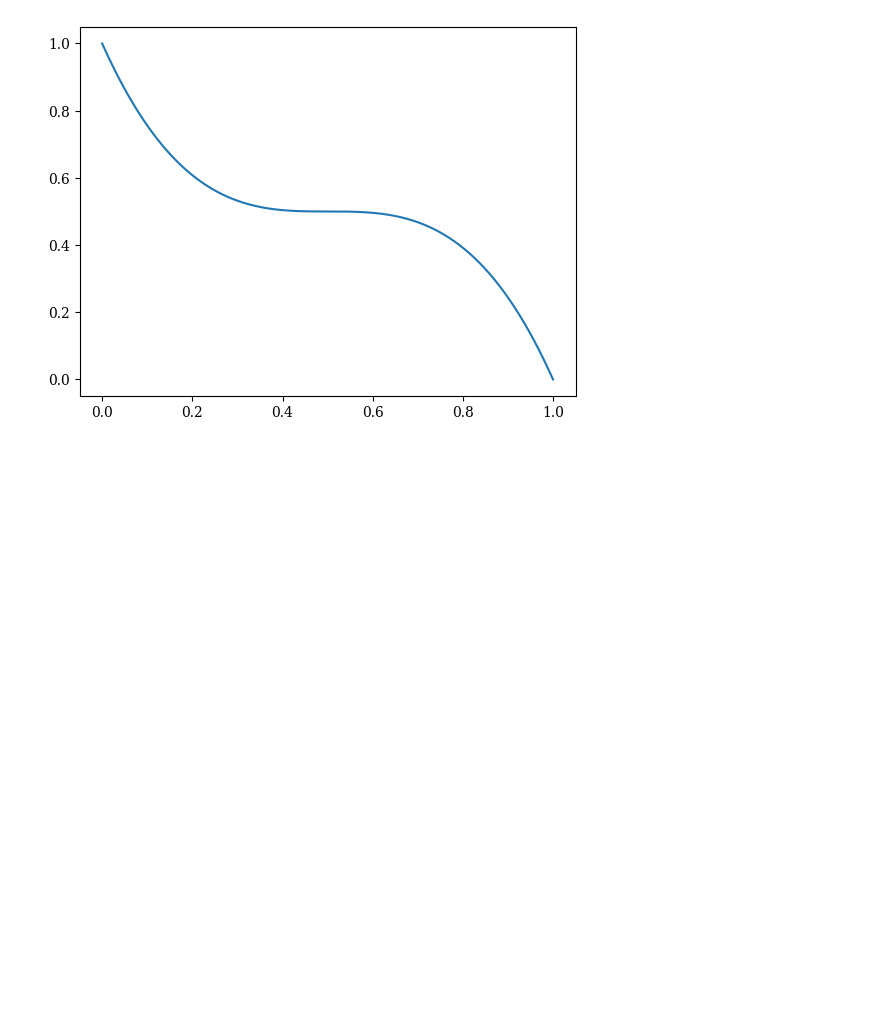
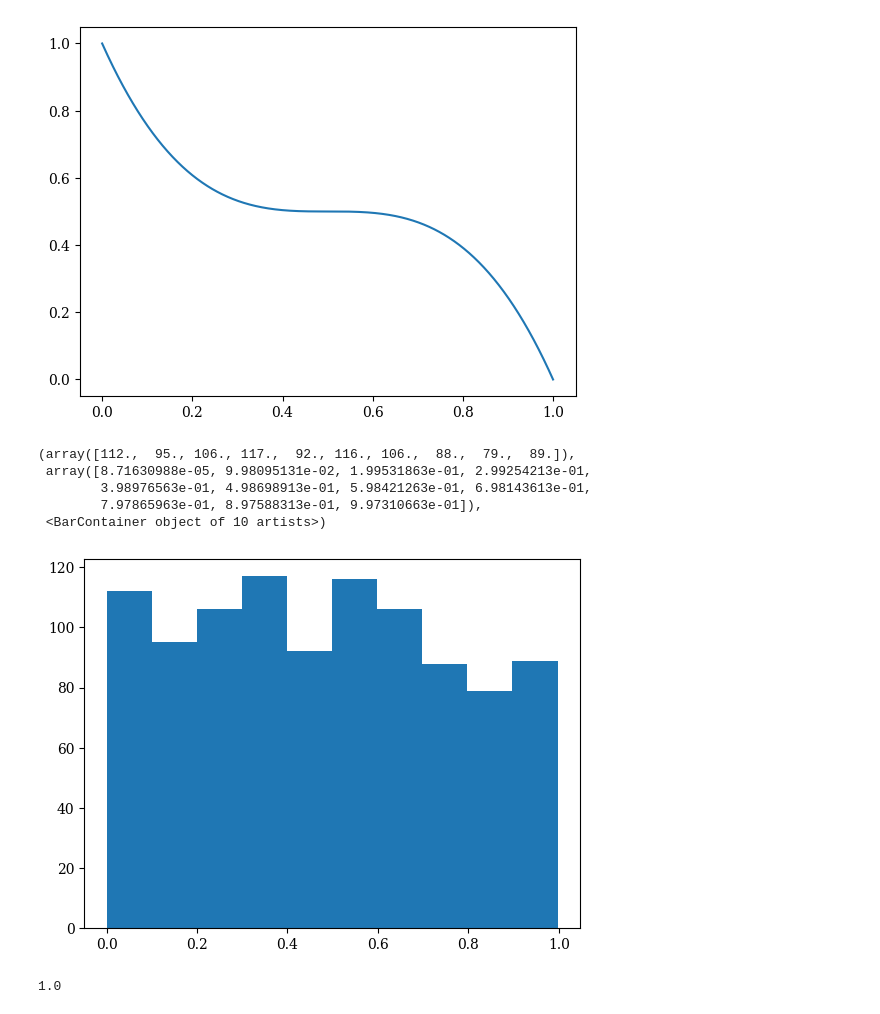
Before and after one commit to shuoli90/Rank-Calibration, a Jupyter notebook: toy model ece/Rank_Calibration_estimate_new.ipynb, the cells around one changed output. Saved outputs shown, nothing was run; the diff lists cells and outputs as text; code cells hidden in the pictures; blank space fills up the shorter version.

```diff
--- a/toy model ece/Rank_Calibration_estimate_new.ipynb
+++ b/toy model ece/Rank_Calibration_estimate_new.ipynb
@@ -113,3 +113,17 @@ plt.plot(x, (1+(1-2*x)**3)/2)
 # %% [output]
 [<matplotlib.lines.Line2D at 0x...>]
 [figure]
+# %%
+x = np.linspace(1+1e-5, 1-1e-5, 1000)
+plt.hist(np.random.beta(2*(1-x), 2*x))
+# %% [output]
+(array([112.,  95., 106., 117.,  92., 116., 106.,  88.,  79.,  89.]),
+ array([8.71630988e-05, 9.98095131e-02, 1.99531863e-01, 2.99254213e-01,
+        3.98976563e-01, 4.98698913e-01, 5.98421263e-01, 6.98143613e-01,
+        7.97865963e-01, 8.97588313e-01, 9.97310663e-01]),
+ <BarContainer object of 10 artists>)
+[figure, added]
+# %%
+max(x)
+# %% [output]
+1.0
```
Also changed, not shown: parts of 2 cells of this notebook, 1 other file.
